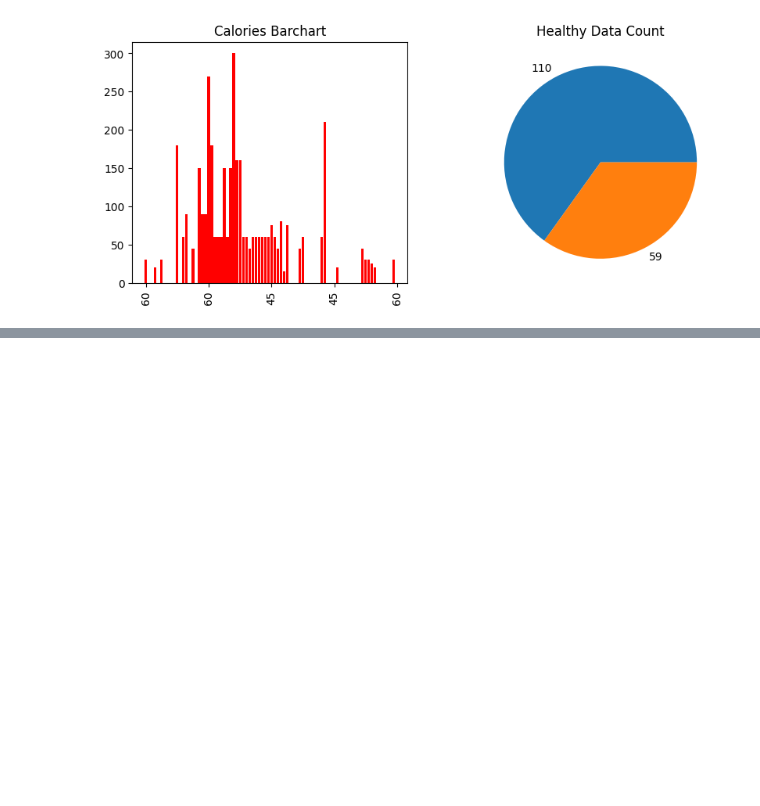
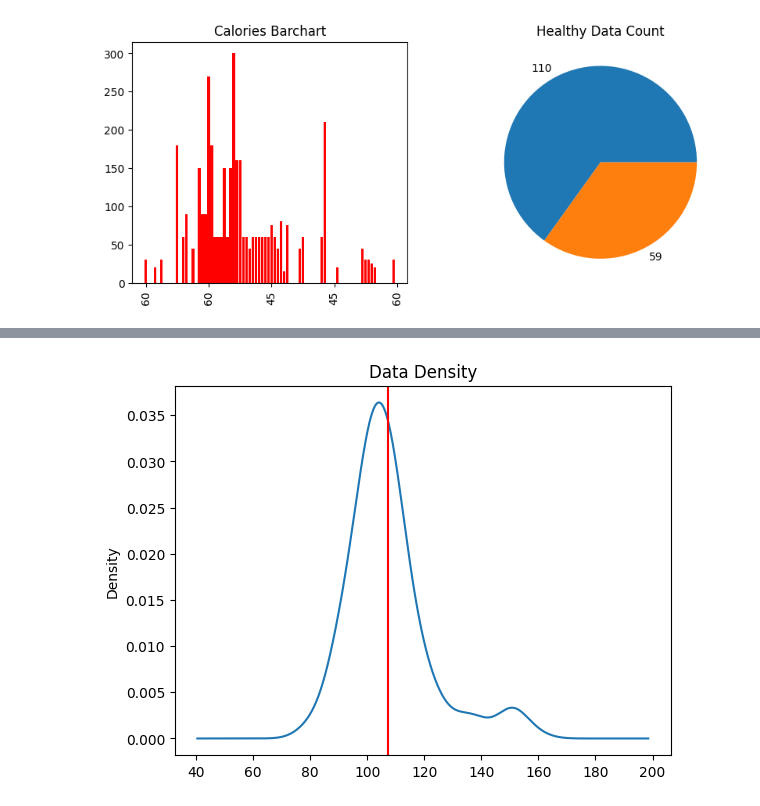
Before and after one commit to hibaadil/explore_data_python, a Jupyter notebook: calaries.ipynb, the cells around one changed output, grey strips where cells are left out. Cells and saved outputs as stored; diff of their text form; code cells hidden in the pictures; blank space fills up the shorter version.

```diff
--- a/calaries.ipynb
+++ b/calaries.ipynb
@@ -64,0 +75,14 @@ fig.show
+# %%
+
+
+def show_density(data):
+    fig = plt.Figure(figsize=(10, 4))
+    data.plot.density()
+    plt.title('Data Density')
+    plt.show
+    plt.axvline(x=  df_calaries.Pulse.mean(), color= "red")
+
+
+show_density(df_calaries.Pulse)
+# %% [output]
+[figure, added]
```
Also changed, not shown: parts of 3 cells of this notebook.
